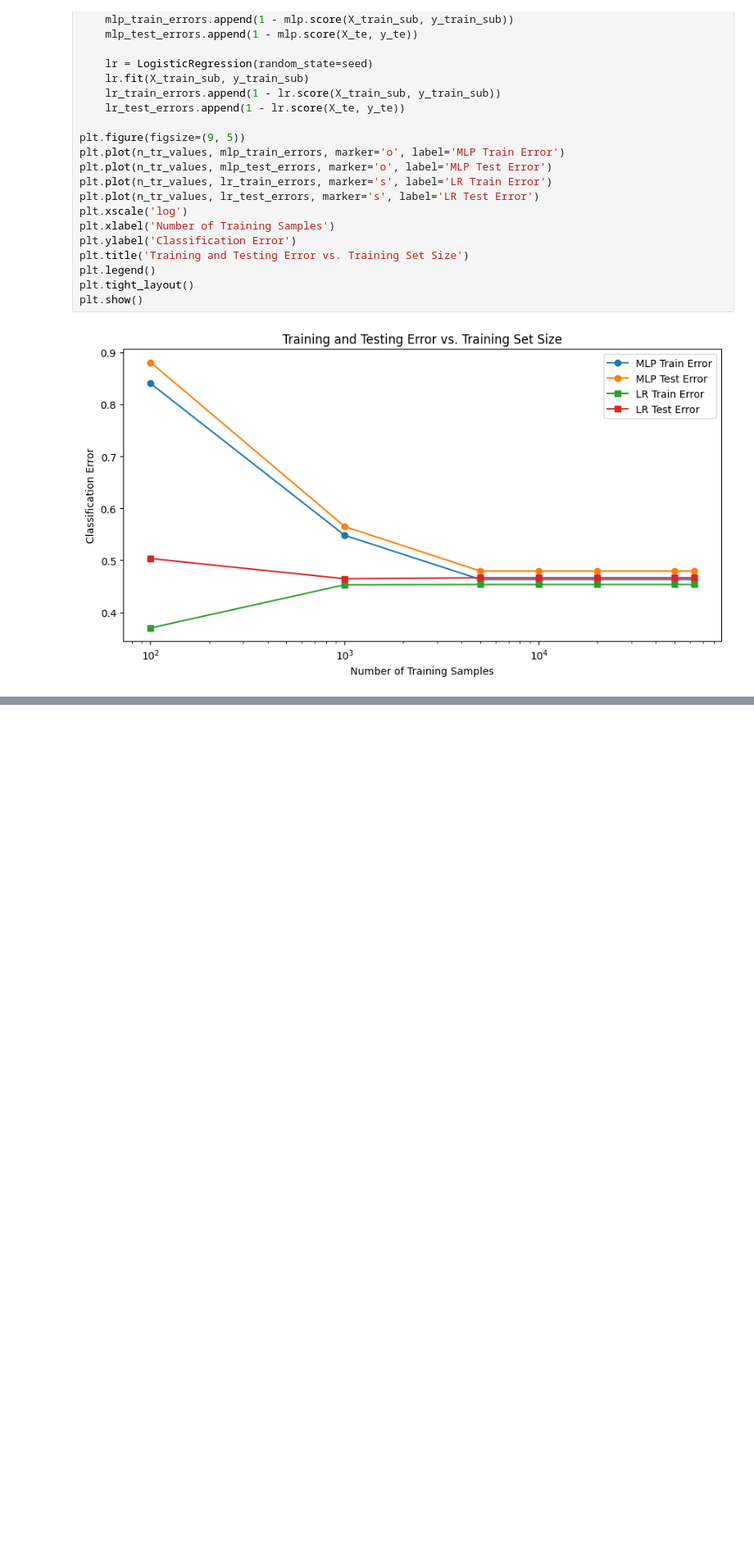
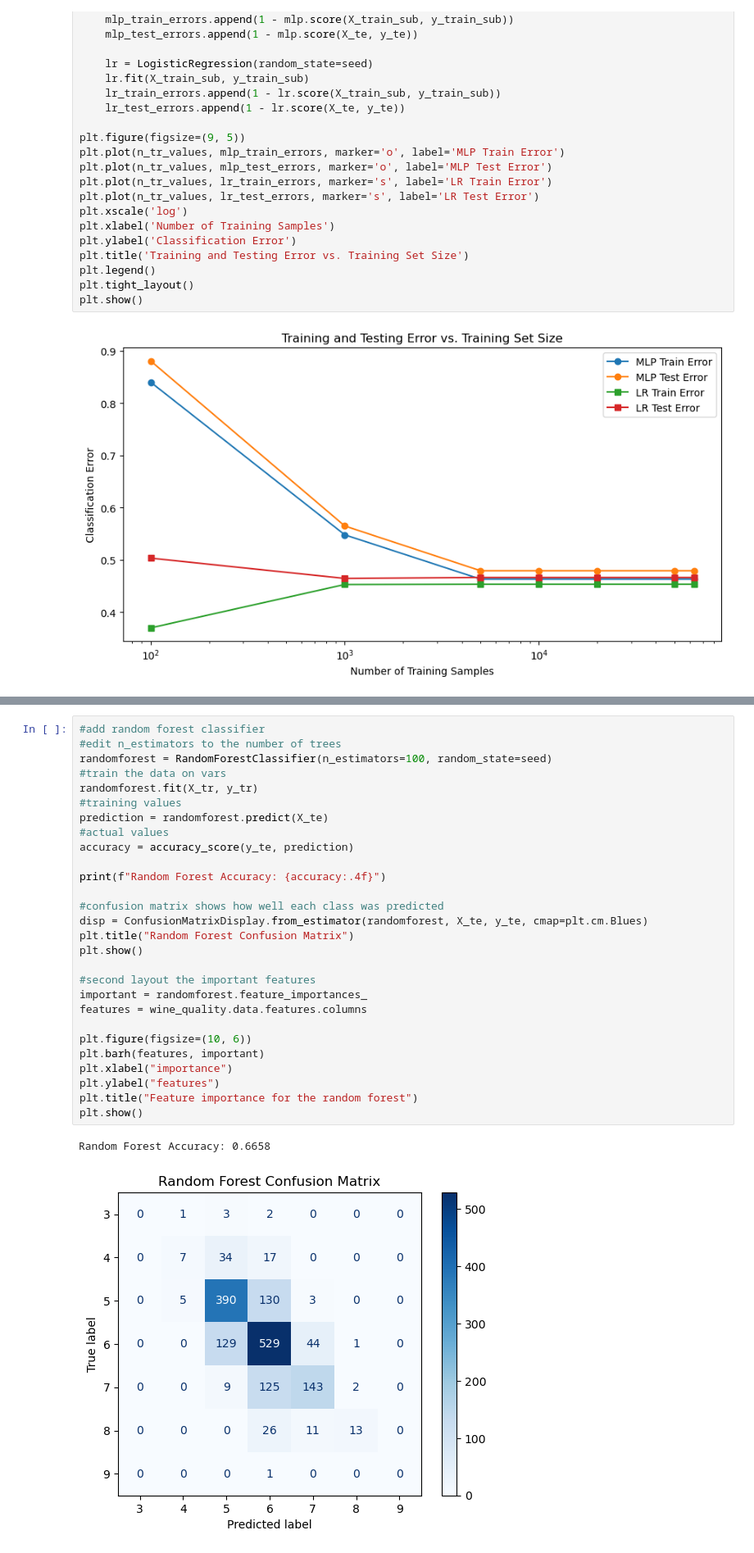
Before and after one commit to mxxntiny/ML_winter26, a Jupyter notebook: ML_project.ipynb, the cells around one changed output, grey strips where cells are left out. Shown at 82% size. Drawn from its saved outputs; the diff is of its cells as text; blank space fills up the shorter version.

Commit message:
random forest added

```diff
--- a/ML_project.ipynb
+++ b/ML_project.ipynb
@@ -234,0 +243,31 @@ plt.show()
+# %%
+#add random forest classifier
+#edit n_estimators to the number of trees
+randomforest = RandomForestClassifier(n_estimators=100, random_state=seed)
+#train the data on vars
+randomforest.fit(X_tr, y_tr)
+#training values
+prediction = randomforest.predict(X_te)
+#actual values
+accuracy = accuracy_score(y_te, prediction)
+
+print(f"Random Forest Accuracy: {accuracy:.4f}")
+
+#confusion matrix shows how well each class was predicted
+disp = ConfusionMatrixDisplay.from_estimator(randomforest, X_te, y_te, cmap=plt.cm.Blues)
+plt.title("Random Forest Confusion Matrix")
+plt.show()
+
+#second layout the important features
+important = randomforest.feature_importances_
+features = wine_quality.data.features.columns
+
+plt.figure(figsize=(10, 6))
+plt.barh(features, important)
+plt.xlabel("importance")
+plt.ylabel("features")
+plt.title("Feature importance for the random forest")
+plt.show()
+# %% [output]
+Random Forest Accuracy: 0.6658
+[figure, added]
```
Also changed, not shown: parts of 8 cells of this notebook.
